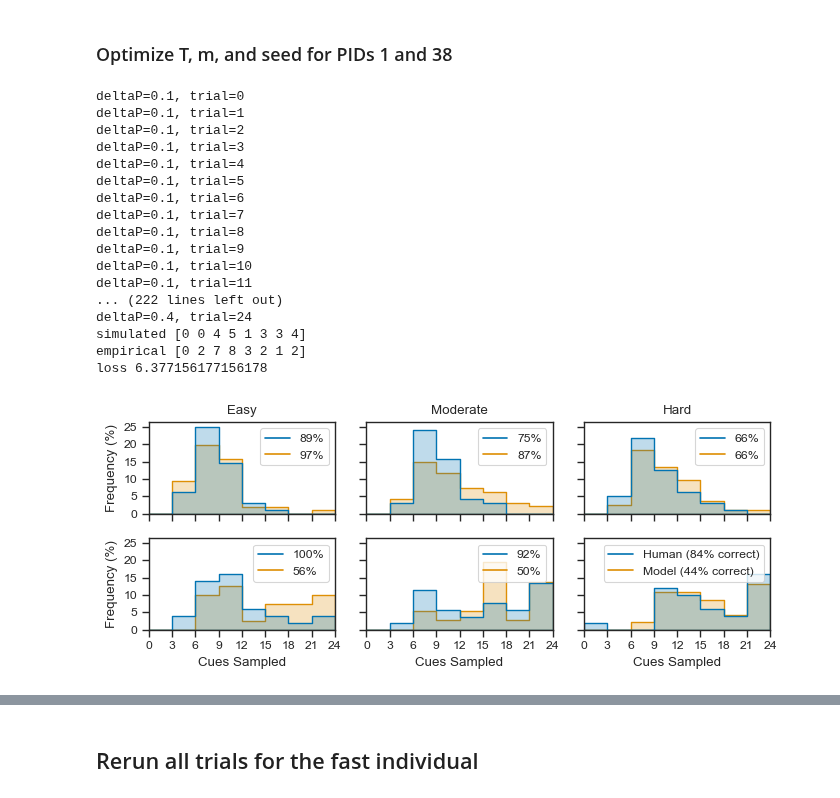
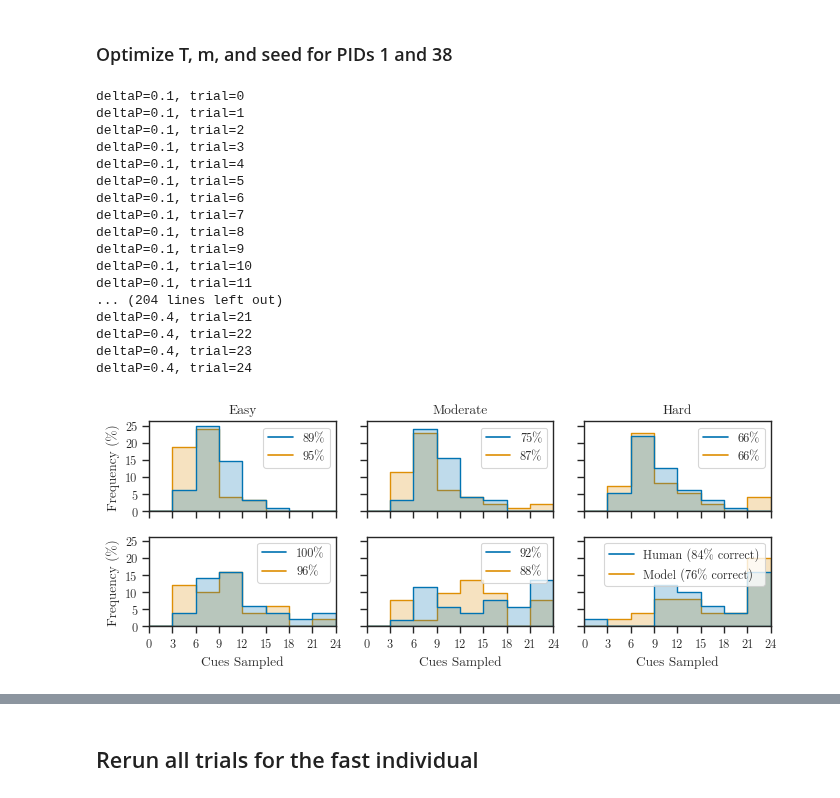
Before and after one commit to psipeter/speed-accuracy-tradeoff, a Jupyter notebook: individual_behavior.ipynb, the cells around one changed output, grey strips where cells are left out. Cells and saved outputs as stored; diff of their text form; code cells hidden in the pictures.

```diff
--- a/individual_behavior.ipynb
+++ b/individual_behavior.ipynb
@@ -9,9 +9,15 @@ import pickle
 import json
 from scipy.stats import entropy
 from model import Inputs, build_network, run_once
+
+palette = sns.color_palette("colorblind")
+sns.set_palette(palette)
+sns.set(context='paper', style='ticks', font="CMU Serif", rc={'font.size':12, 'mathtext.fontset': 'cm'})
 # %%
 def chi_squared_distance(a,b):
     distance = 0
+    a = a / np.sum(a)
+    b = b / np.sum(b)
     for i in range(len(a)):
         if a[i]+b[i]==0:
             continue
@@ -21,12 +27,12 @@ def chi_squared_distance(a,b):
 
 def get_loss(simulated, empirical):
     # return np.abs(simulated - empirical)
-    print('simulated', simulated)
-    print('empirical', empirical)
+#     print('simulated', simulated)
+#     print('empirical', empirical)
 #     loss = np.sum(np.abs(simulated - empirical))
 #     loss = 1 - entropy(simulated, empirical)
     loss = chi_squared_distance(simulated, empirical)
-    print('loss', loss)
+#     print('loss', loss)
     return loss
 
 def run_all_trials(args, deltaPs=[0.1, 0.2, 0.4], nTr=None):
@@ -71,13 +77,8 @@ def run_all_trials(args, deltaPs=[0.1, 0.2, 0.4], nTr=None):
     data.to_pickle(f"data/{args['name']}_results.pkl")
 
 def plot(name_fast, name_slow, name_output="individual"):
-    palette = sns.color_palette("colorblind")
-    sns.set_palette(palette)
-    sns.set(context='paper', style='ticks', rc={'font.size':12, 'mathtext.fontset': 'cm'})  # font='CMU Serif',
-
     fast_data = pd.read_pickle(f"data/{name_fast}_results.pkl")
     slow_data = pd.read_pickle(f"data/{name_slow}_results.pkl")
-
     fig, axes = plt.subplots(nrows=2, ncols=3, sharey=True, sharex=True, figsize=((7.07, 3)))
     sns.histplot(data=fast_data.query("dP==0.4"), x='cues', hue='agent', bins=np.arange(0, 27, 3), hue_order=["human", "model"],
         palette=palette[:2], ax=axes[0][0], stat='percent', multiple='layer', element='step', linewidth=1)
@@ -107,7 +108,6 @@ def plot(name_fast, name_slow, name_output="individual"):
 #     axlabel.set(yticks=(()))
 #     axlabel.set_ylabel('Fast\nIndividual', rotation=270)
 
-
     sns.histplot(data=slow_data.query("dP==0.4"), x='cues', hue='agent', bins=np.arange(0, 27, 3), hue_order=["human", "model"],
         palette=palette[:2], ax=axes[1][0], stat='percent', multiple='layer', element='step', linewidth=1)
     sns.histplot(data=slow_data.query("dP==0.2"), x='cues', hue='agent', bins=np.arange(0, 27, 3), hue_order=["human", "model"],
@@ -166,27 +166,27 @@ loss 7.566666666666667
 # %% [markdown]
 ### Optimize T, m, and seed for PIDs 1 and 38
 # %%
-args1 = {'name':'tms1', 'pid': 1, 'delta':0, 'tau':0, 'm': 0.36, 'seed': 77, 'T': 0.48}
-args2 = {'name':'tms2', 'pid': 38, 'delta':0, 'tau':0, 'm': 0.01, 'seed': 40, 'T': 0.03}
+args1 = {'name':'tms1_pt2', 'pid': 1, 'delta':0, 'tau':0, 'm': 0.43, 'seed': 67, 'T': 0.4}
+args2 = {'name':'tms2_pt2', 'pid': 38, 'delta':0, 'tau':0, 'm': 0.17, 'seed': 94, 'T': 0.27}
 run_all_trials(args1)
 run_all_trials(args2)
-plot(args1['name'], args2['name'], "tms_fastslow")
+plot(args1['name'], args2['name'], "tms_fastslow2")
 # %% [output]
 deltaP=0.1, trial=0
 deltaP=0.1, trial=1
 deltaP=0.1, trial=2
 deltaP=0.1, trial=3
 deltaP=0.1, trial=4
 deltaP=0.1, trial=5
 deltaP=0.1, trial=6
 deltaP=0.1, trial=7
 deltaP=0.1, trial=8
 deltaP=0.1, trial=9
 deltaP=0.1, trial=10
 deltaP=0.1, trial=11
-... (222 lines left out)
+... (204 lines left out)
+deltaP=0.4, trial=21
+deltaP=0.4, trial=22
+deltaP=0.4, trial=23
 deltaP=0.4, trial=24
-simulated [0 0 4 5 1 3 3 4]
-empirical [0 2 7 8 3 2 1 2]
-loss 6.377156177156178
-[figure, old version]
+[figure, new version]
```
Also changed, not shown: parts of 7 cells of this notebook, 5 other files.
